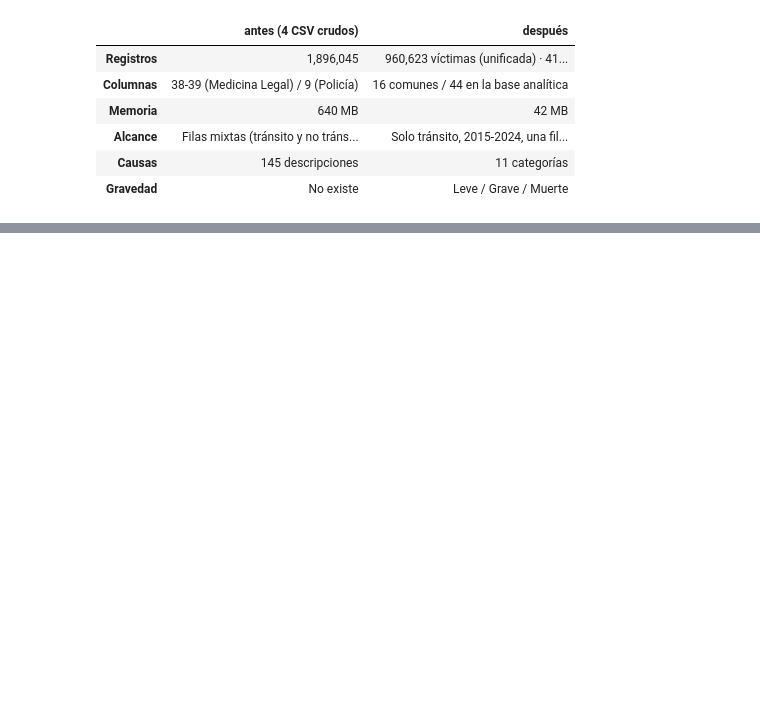
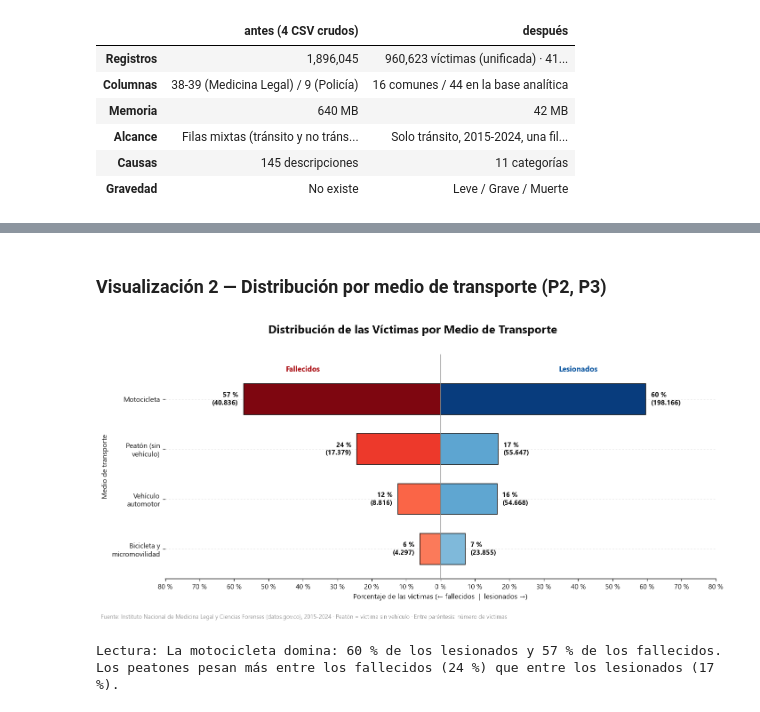
Before and after one commit to ingjuancrojasl-crypto/Rojas_Juan_BigData_ProyectoFinal, a Jupyter notebook: notebooks/Rojas_Juan_BigData_ProyectoFinal.ipynb, the cells around one changed output, grey strips where cells are left out. Drawn from its saved outputs; the diff is of its cells as text; code cells hidden in the pictures; blank space fills up the shorter version.

```diff
--- a/notebooks/Rojas_Juan_BigData_ProyectoFinal.ipynb
+++ b/notebooks/Rojas_Juan_BigData_ProyectoFinal.ipynb
@@ -783,0 +904,10 @@ pd.DataFrame({
+# %% [markdown]
+### Visualización 2 — Distribución por medio de transporte (P2, P3)
+# %%
+fig, ficha = viz.distribucion_medio(victimas)
+plt.show()
+fichas_visualizaciones.append(ficha)
+print("Lectura:", ficha["hallazgo"])
+# %% [output]
+[figure, added]
+Lectura: La motocicleta domina: 60 % de los lesionados y 57 % de los fallecidos. Los peatones pesan más entre los fallecidos (24 %) que entre los lesionados (17 %).
```
Also changed, not shown: parts of 30 cells of this notebook.
